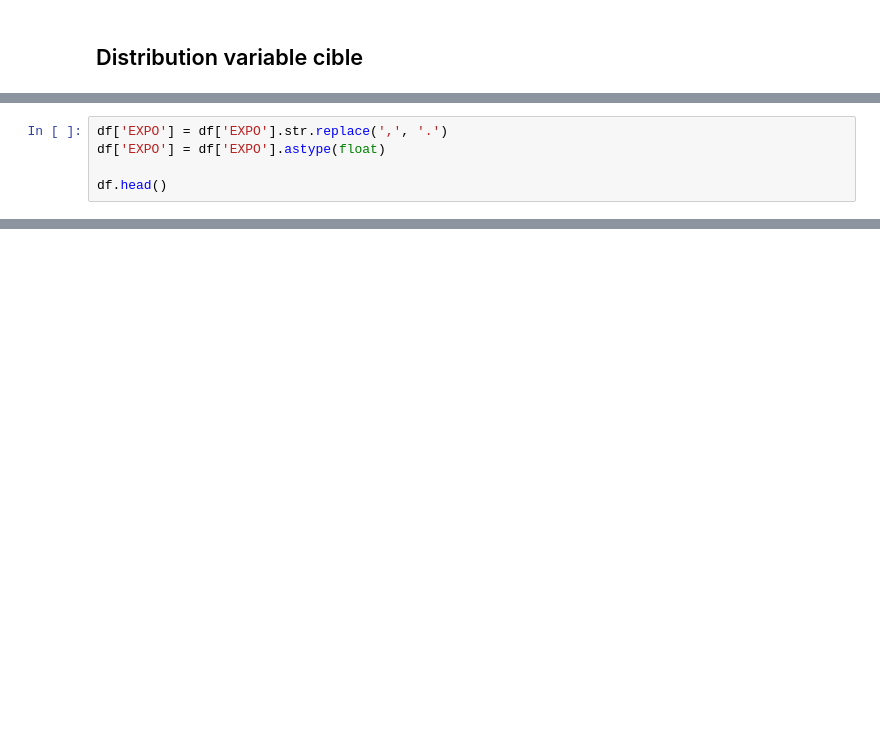
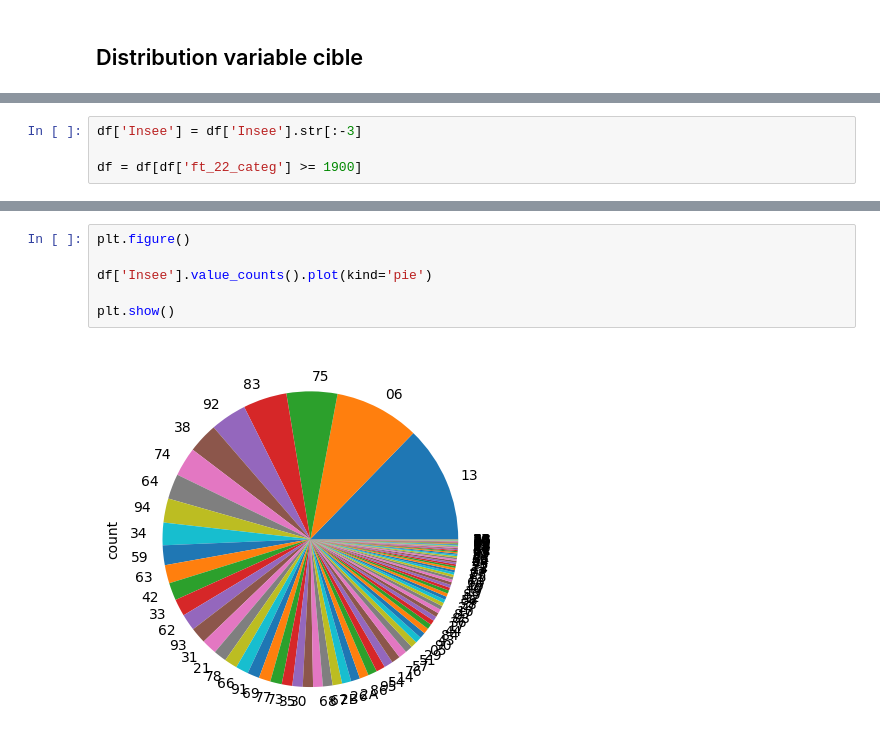
Before and after one commit to arthurmadecprevost/projet-ingenierie-des-donnees, a Jupyter notebook: projet.ipynb, the cells around one changed output, grey strips where cells are left out. Drawn from its saved outputs; the diff is of its cells as text; blank space fills up the shorter version.

```diff
--- a/projet.ipynb
+++ b/projet.ipynb
@@ -205,5 +345,4 @@ for col in df.select_dtypes(['float64', 'int64']):
 # %%
-df['EXPO'] = df['EXPO'].str.replace(',', '.')
-df['EXPO'] = df['EXPO'].astype(float)
+df['Insee'] = df['Insee'].str[:-3]
 
-df.head()
+df = df[df['ft_22_categ'] >= 1900]
@@ -244,0 +370,8 @@ sns.histplot(df['EXPO'], kde=True, edgecolor=None)
+# %%
+plt.figure()
+
+df['Insee'].value_counts().plot(kind='pie')
+
+plt.show()
+# %% [output]
+[figure, added]
```
Also changed, not shown: parts of 38 cells of this notebook.
